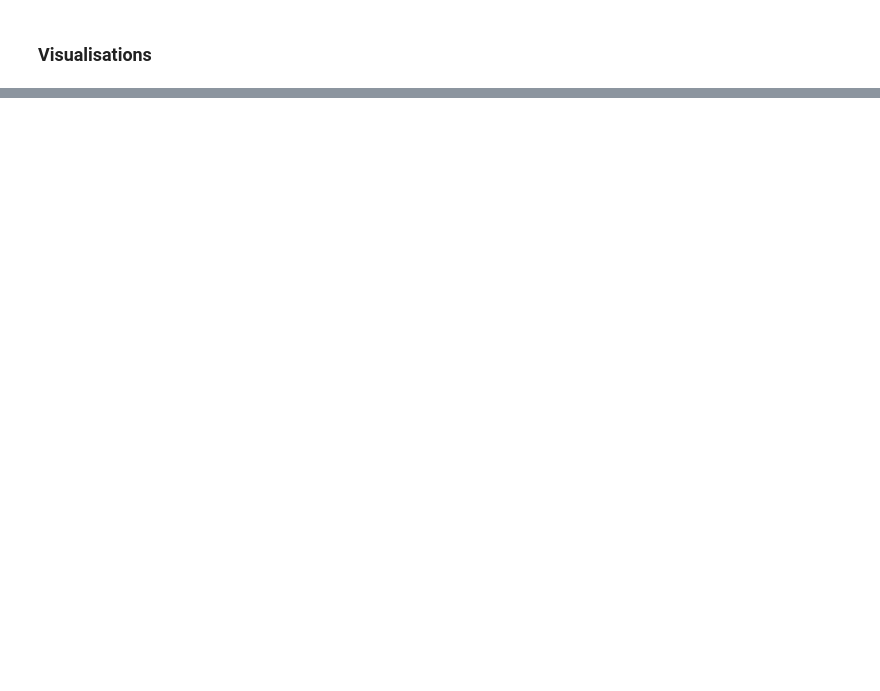
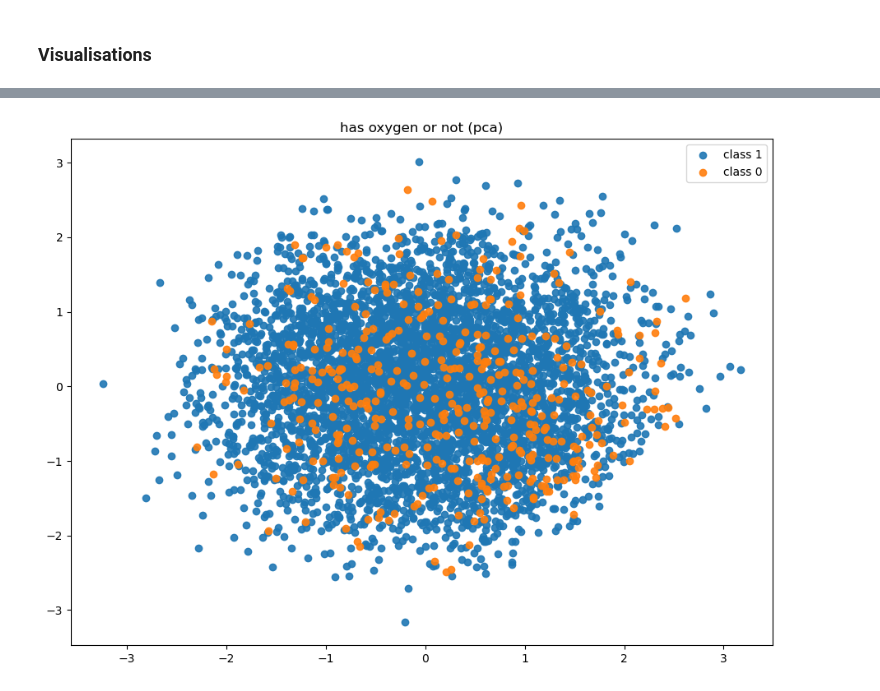
Before and after one commit to JanAndrzejewski050/Molecular-Spectro-Latent-Modeling, a Jupyter notebook: baseline_vae/tcn_train.ipynb, the cells around one changed output, grey strips where cells are left out. Saved outputs shown, nothing was run; the diff lists cells and outputs as text; code cells hidden in the pictures; blank space fills up the shorter version.

```diff
--- a/baseline_vae/tcn_train.ipynb
+++ b/baseline_vae/tcn_train.ipynb
@@ -345,0 +376,13 @@ mean accuracy: 95.13%
+# %%
+oxygen_labels = df['selfies'].apply(lambda x: 1 if 'O' in x else 0)[idxs]
+# %%
+pca_z = PCA(n_components=2).fit_transform(z_sample)
+plt.figure(figsize=(11,8))
+for cls in np.unique(oxygen_labels)[::-1]:
+    idx = (oxygen_labels == cls)
+    plt.scatter(pca_z[idx, 0], pca_z[idx, 1], label=f"class {cls}", alpha=0.9)
+plt.title('has oxygen or not (pca)')
+plt.legend()
+plt.show()
+# %% [output]
+[figure, added]
```
Also changed, not shown: parts of 15 cells of this notebook.
